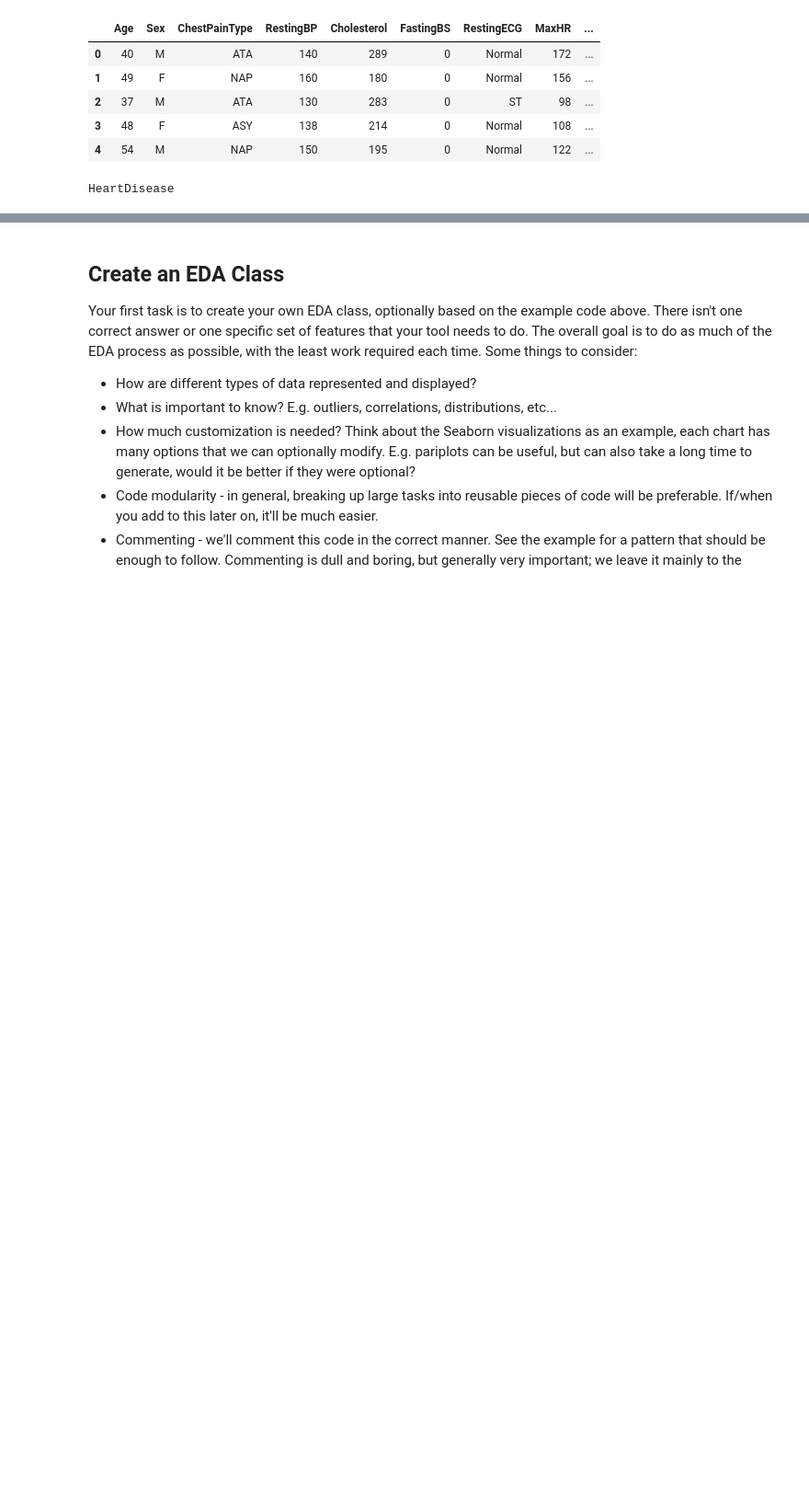
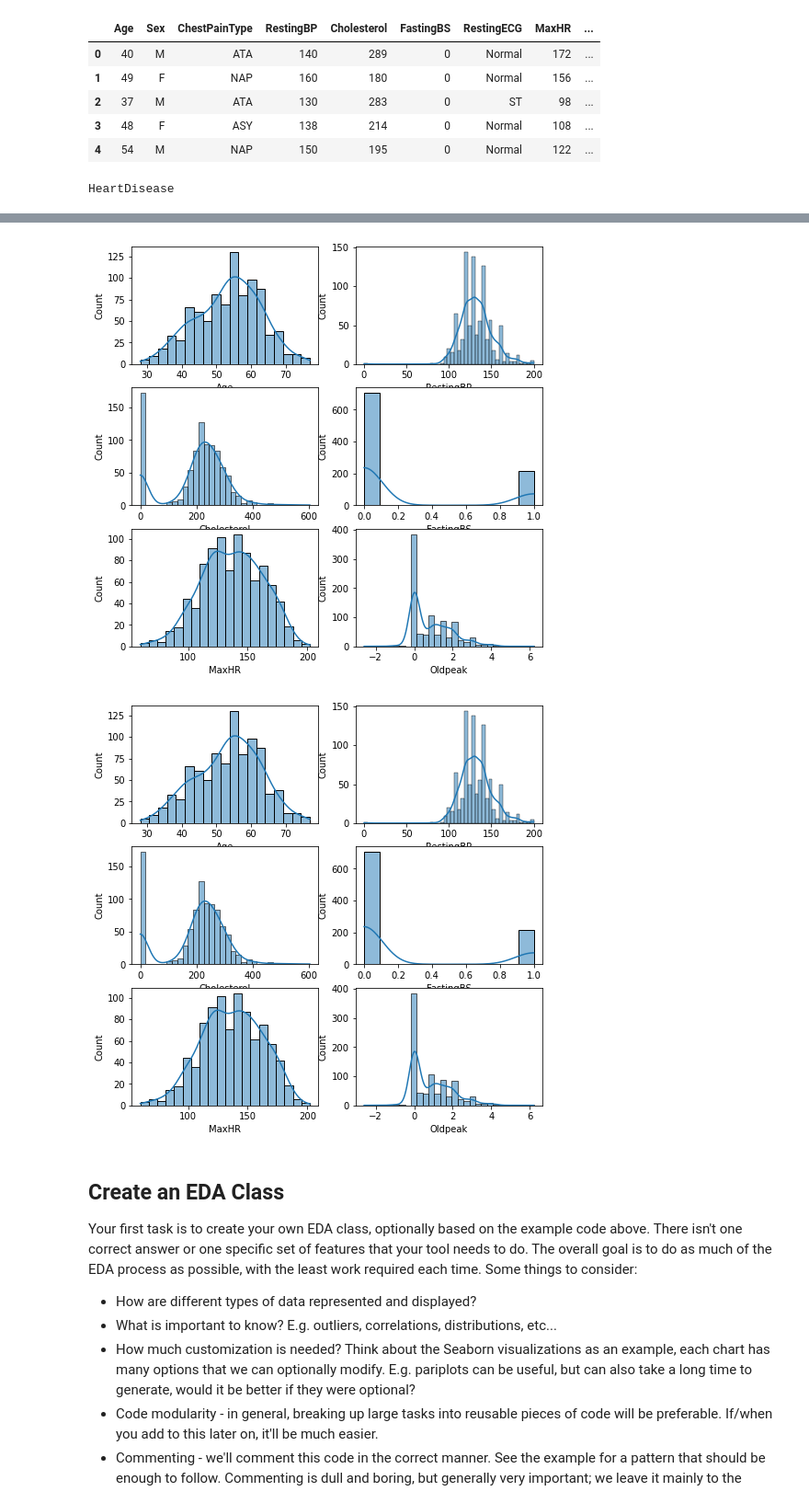
Before and after one commit to Soniyasunny1/3950_Workbooks, a Jupyter notebook: 001_eda.ipynb, the cells around one changed output, grey strips where cells are left out. Shown: that part at 92% size. Saved outputs shown, nothing was run; the diff lists cells and outputs as text; code cells hidden in the pictures; blank space fills up the shorter version.

```diff
--- a/001_eda.ipynb
+++ b/001_eda.ipynb
@@ -194,6 +194,11 @@ df_eda.setNum(["Age", "RestingBP", "Cholesterol", "FastingBS", "MaxHR", "Oldpeak
 df_eda.fullEDA()
 # %% [output]
 [interactive output not drawn]
+# %%
+df_eda.histPlots()
+# %% [output]
+[figure, added]
+[figure, added]
 # %% [markdown]
 ## Create an EDA Class
 
```
Also changed, not shown: 3 other files.
